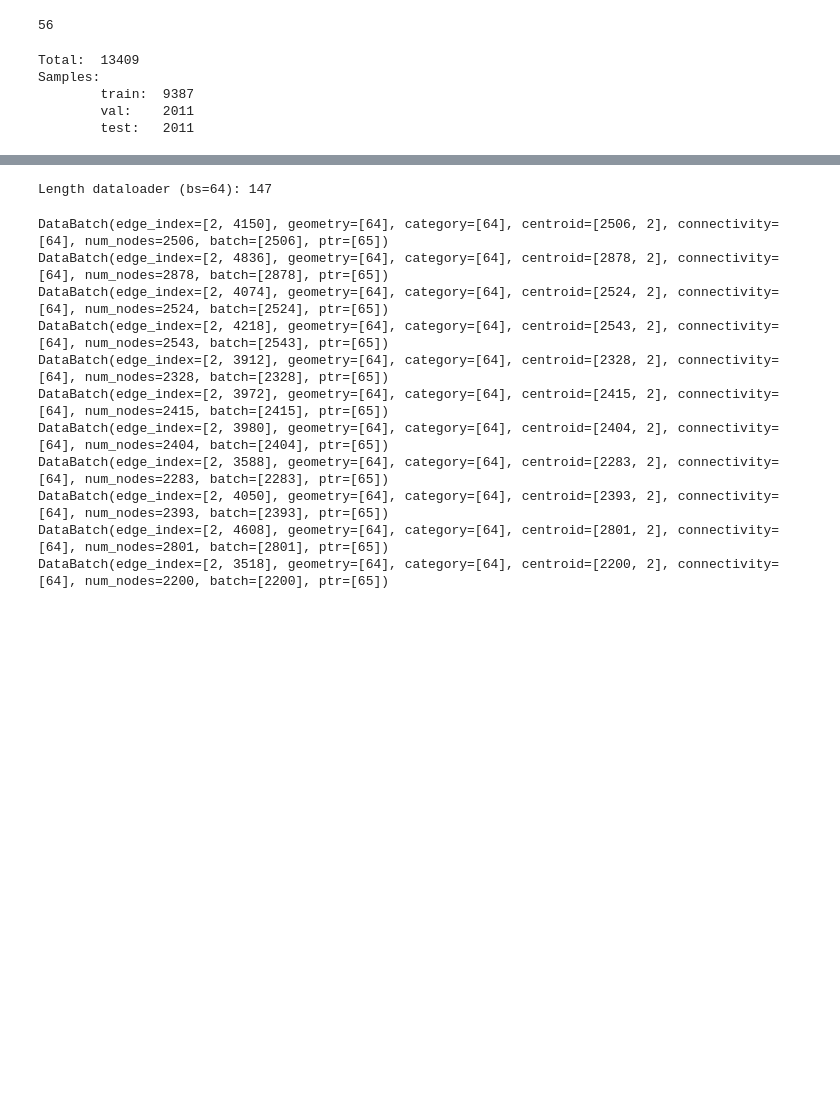
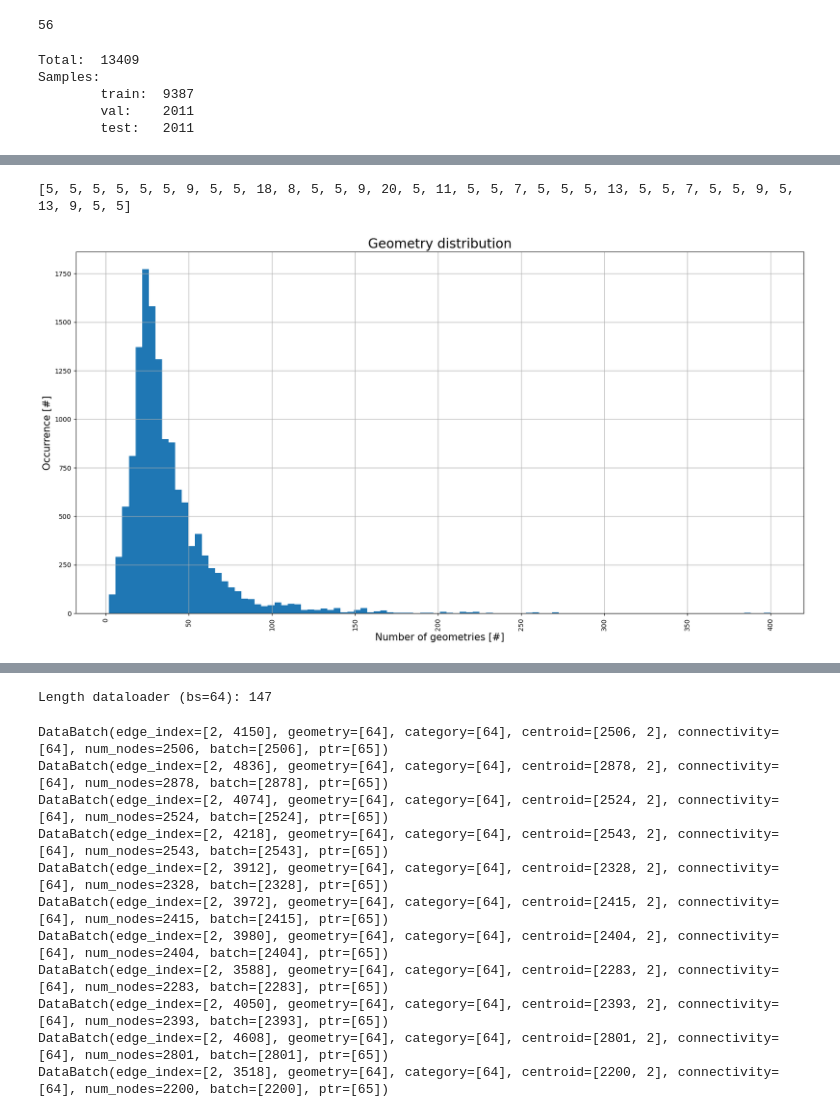
Before and after one commit to Haoranxia/Graph_ML_project, a Jupyter notebook: data-extraction.ipynb, the cells around one changed output, grey strips where cells are left out. Saved outputs shown, nothing was run; the diff lists cells and outputs as text; code cells hidden in the pictures; blank space fills up the shorter version.

Commit message:
meta-analysis on geometries

```diff
--- a/data-extraction.ipynb
+++ b/data-extraction.ipynb
@@ -447,0 +454,28 @@ Samples:
+# %%
+n_geometries = []
+n_edges = []
+size_geometries = []
+
+# print(graph_pyg.geometry)
+print([len(area) for area in graph_pyg.geometry])
+
+for floor_id in tqdm(temp_ids):
+    graph_pyg = torch.load(os.path.join(graph_path, f'{floor_id}.pickle'))
+    n_geometries.append(len(graph_pyg.geometry))
+    n_edges.append(int(len(graph_pyg.edge_index[1])/2))
+    size_geometries.extend([len(area) for area in graph_pyg.geometry])
+# %% [output]
+[5, 5, 5, 5, 5, 5, 9, 5, 5, 18, 8, 5, 5, 9, 20, 5, 11, 5, 5, 7, 5, 5, 5, 13, 5, 5, 7, 5, 5, 9, 5, 13, 9, 5, 5]
+# %%
+FS = 10
+fig, ax = plt.subplots(1,1,figsize=(FS*2, FS))
+ax.grid(True)
+
+ax.hist(n_geometries, bins=100)
+# ax.set_yscale('log') # set to log-scale for interpretability
+ax.tick_params(axis='x', labelrotation = 90)
+_ = ax.set_ylabel('Occurrence [#]', fontsize=15)
+_ = ax.set_xlabel('Number of geometries [#]', fontsize=15)
+_ = ax.set_title('Geometry distribution', fontsize=20)
+# %% [output]
+[figure, added]
```
Also changed, not shown: parts of 4 cells of this notebook.
